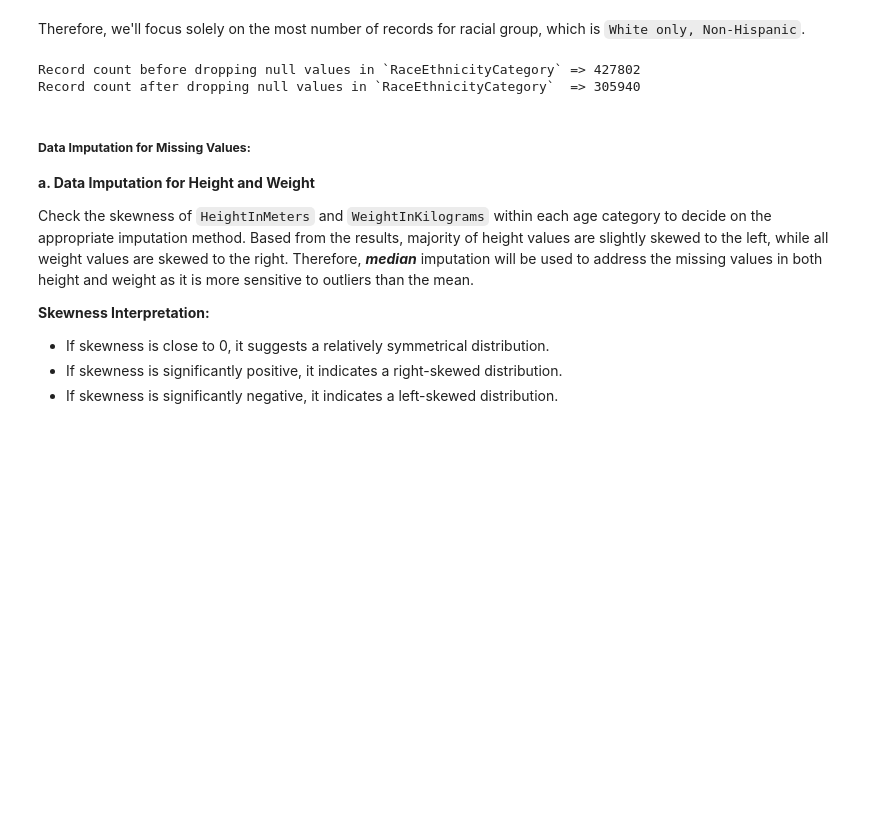
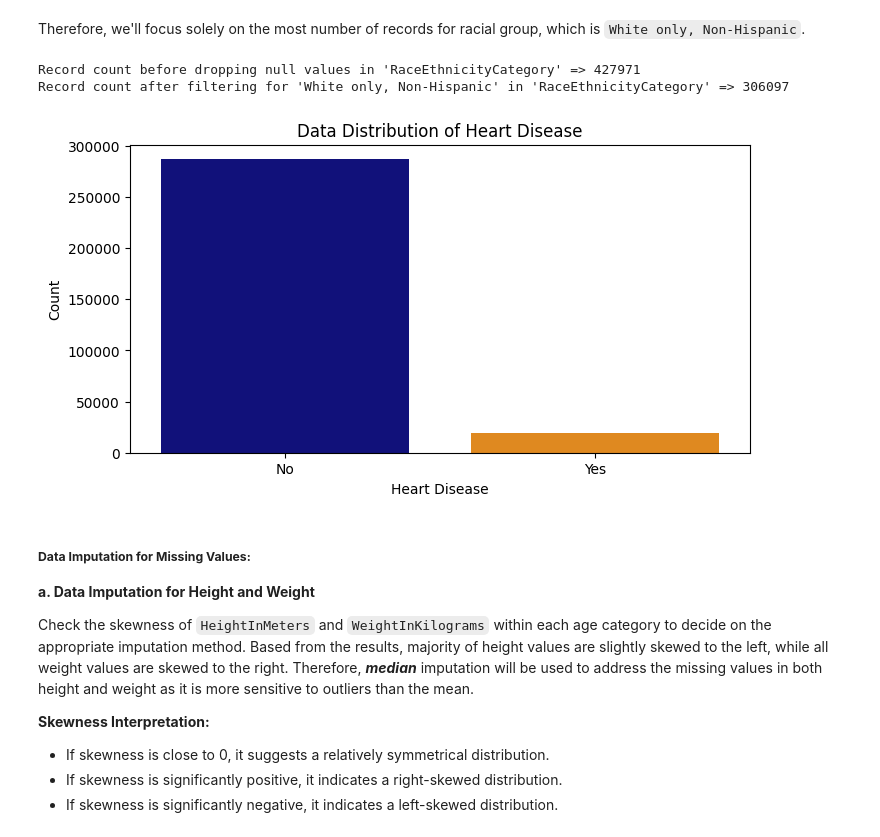
Before and after one commit to abccastro/Heart-Disease-Prediction, a Jupyter notebook: Heart Disease Prediction.ipynb, the cells around one changed output. Cells and saved outputs as stored; diff of their text form; code cells hidden in the pictures; blank space fills up the shorter version.

```diff
--- a/Heart Disease Prediction.ipynb
+++ b/Heart Disease Prediction.ipynb
@@ -46,12 +53,12 @@ root
 # %% [markdown]
 We will use the same features based from the 2020 version of the dataset, which has 18 features, for simplification purposes. Hence, we'll be dropping the extra features found in 2022 dataset, with the exception for `HeightInMeters` and `WeightInKilograms` which are important when calculating missing values in `BMI`.
 # %%
-# del_columns = ['State', 'LastCheckupTime', 'RemovedTeeth', 'HadDepressiveDisorder', 'HadArthritis', 'HadAngina', 'HadCOPD',
-#                'DeafOrHardOfHearing', 'ECigaretteUsage', 'BlindOrVisionDifficulty', 'DifficultyConcentrating', 'ChestScan',
-#                'DifficultyDressingBathing', 'DifficultyErrands', 'HIVTesting', 'FluVaxLast12', 'PneumoVaxEver', 'CovidPos',
-#                'TetanusLast10Tdap', 'HighRiskLastYear']
+del_columns = ['State', 'LastCheckupTime', 'RemovedTeeth', 'HadDepressiveDisorder', 'HadArthritis', 'HadAngina', 'HadCOPD',
+               'DeafOrHardOfHearing', 'ECigaretteUsage', 'BlindOrVisionDifficulty', 'DifficultyConcentrating', 'ChestScan',
+               'DifficultyDressingBathing', 'DifficultyErrands', 'HIVTesting', 'FluVaxLast12', 'PneumoVaxEver', 'CovidPos',
+               'TetanusLast10Tdap', 'HighRiskLastYear']
 
-# heart_disease_df = heart_disease_df.drop(*del_columns)
-# print(f"Number of features: {len(heart_disease_df.columns)}")
+heart_disease_df = heart_disease_df.drop(columns=del_columns)
+print(f"Number of features: {len(heart_disease_df.columns)}")
 # %% [output]
 Number of features: 20
@@ -76,6 +92,6 @@ Drop all duplicate records fromt the dataset
 # %%
-# print(f"Record count before dropping duplicates => {heart_disease_df.count()}")
-# heart_disease_df = heart_disease_df.dropDuplicates()
-# print(f"Record count after dropping duplicates  => {heart_disease_df.count()}")
+print(f"Record count before dropping duplicates => {heart_disease_df.shape[0]}")
+heart_disease_df = heart_disease_df.drop_duplicates()
+print(f"Record count after dropping duplicates  => {heart_disease_df.shape[0]}")
 # %% [output]
 Record count before dropping duplicates => 445132
@@ -112,7 +128,7 @@ List of features with missing values:
 # %% [markdown]
 There are 3,065 records with null values set for `HadHeartAttack`, which is the target variable. Hence, we can simply drop all those records, keeping only those with assigned class labels.
 # %%
-# print(f"Record count before dropping null values in `HadHeartAttack` => {heart_disease_df.count()}")
-# heart_disease_df = heart_disease_df.na.drop(subset=["HadHeartAttack"])
-# print(f"Record count after dropping null values in `HadHeartAttack`  => {heart_disease_df.count()}")
+print(f"Record count before dropping null values in 'HadHeartAttack' => {heart_disease_df.shape[0]}")
+heart_disease_df = heart_disease_df.dropna(subset=["HadHeartAttack"])
+print(f"Record count after dropping null values in 'HadHeartAttack'  => {heart_disease_df.shape[0]}")
 # %% [output]
@@ -153,12 +169,23 @@ When building a model for heart disease, considering a particular ethnicity is v
 # %% [markdown]
 Therefore, we'll focus solely on the most number of records for racial group, which is `White only, Non-Hispanic`.
 # %%
-# print(f"Record count before dropping null values in `RaceEthnicityCategory` => {heart_disease_df.count()}")
-# heart_disease_df = heart_disease_df.filter(col("RaceEthnicityCategory") == "White only, Non-Hispanic")
-# print(f"Record count after dropping null values in `RaceEthnicityCategory`  => {heart_disease_df.count()}")
+print(f"Record count before dropping null values in 'RaceEthnicityCategory' => {heart_disease_df.shape[0]}")
+heart_disease_df = heart_disease_df[heart_disease_df['RaceEthnicityCategory'] == 'White only, Non-Hispanic']
+print(f"Record count after filtering for 'White only, Non-Hispanic' in 'RaceEthnicityCategory' => {heart_disease_df.shape[0]}")
 # %% [output]
-Record count before dropping null values in `RaceEthnicityCategory` => 427802
-Record count after dropping null values in `RaceEthnicityCategory`  => 305940
+Record count before dropping null values in 'RaceEthnicityCategory' => 427971
+Record count after filtering for 'White only, Non-Hispanic' in 'RaceEthnicityCategory' => 306097
+# %%
+dv.show_bar_graph(df=heart_disease_df,
+                  col_="HadHeartAttack",
+                  figure_size=(8, 4),
+                  title='Data Distribution of Heart Disease',
+                  x_label='Heart Disease',
+                  y_label='Count',
+                  x_tick_rotation=None,
+                  bar_color=['darkblue', 'darkorange'])
+# %% [output]
+[figure, added]
 # %% [markdown]
 ##### __Data Imputation for Missing Values:__
 
```
Also changed, not shown: parts of 70 cells of this notebook, 1 other file.
